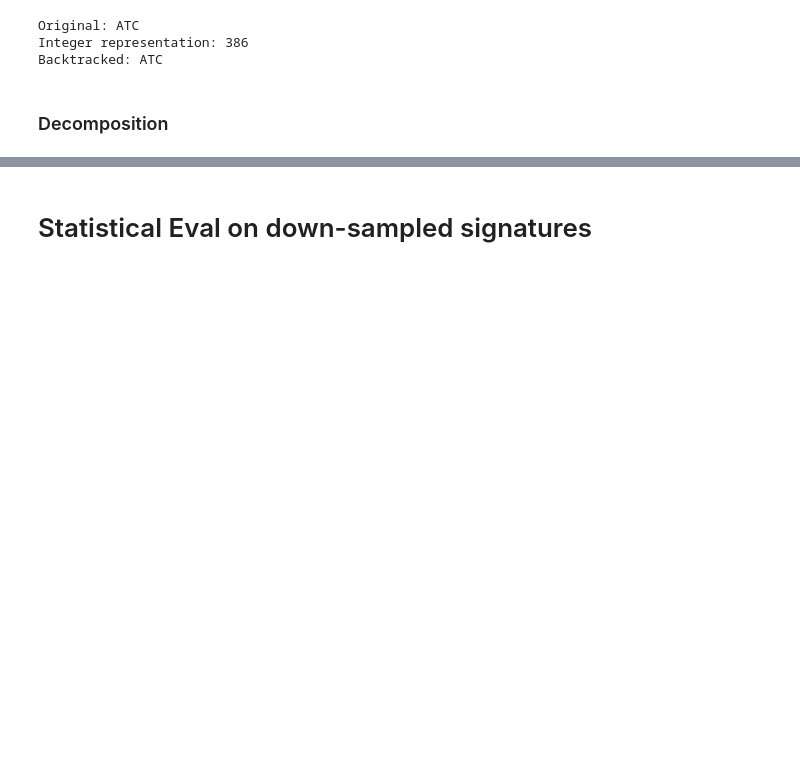
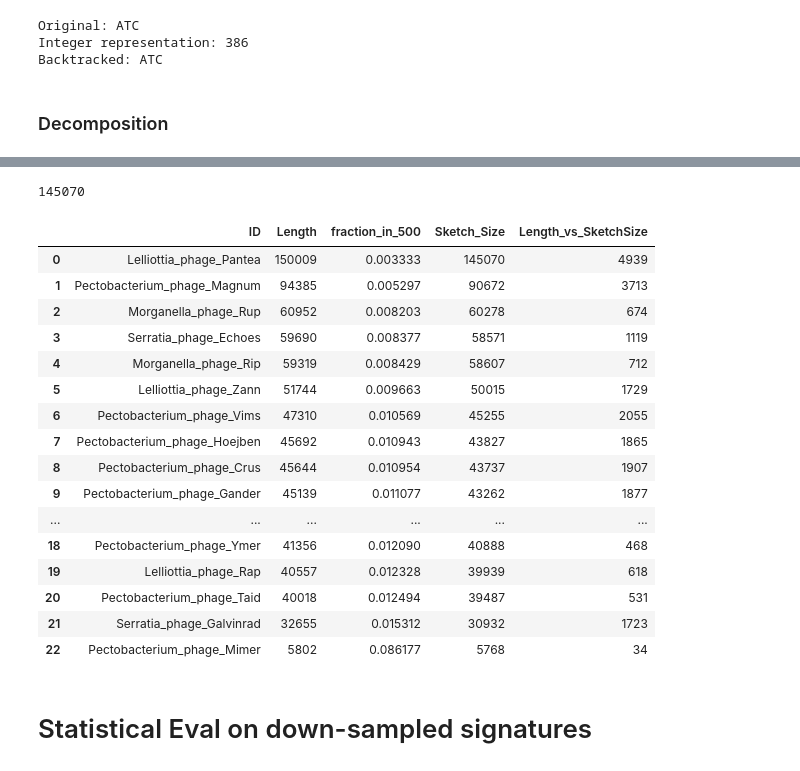
Before and after one commit to azzy72/PredictPhagePPI, a Jupyter notebook: notebooks/downsampling.ipynb, the cells around one changed output, grey strips where cells are left out. Drawn from its saved outputs; the diff is of its cells as text; code cells hidden in the pictures; blank space fills up the shorter version.

Commit message:
all phages for downsampling implemented

```diff
--- a/notebooks/downsampling.ipynb
+++ b/notebooks/downsampling.ipynb
@@ -322,0 +331,32 @@ prep for compare_sigs.py
+# %%
+from Bio import SeqIO
+import pandas as pd
+n = 500
+
+raw_data_path+"phagehost_KU/phage_cleaned.fasta"
+record_info_df2 = pd.DataFrame()
+
+records = list(SeqIO.parse(raw_data_path+"phagehost_KU/phage_cleaned.fasta", "fasta"))
+print(f"Total records in phage fasta data1: {len(records)}")
+
+record_info_df = pd.DataFrame({
+    "ID": [record.id for record in records],
+    "Length": [len(record.seq) for record in records]
+})
+
+# # add data2 records to the dataframe
+# records2 = list(SeqIO.parse(raw_data_path+"phagehost_KU/data2_phages.fasta", "fasta"))
+# print(f"Total records in phage fasta data2: {len(records2)}")
+
+# record_info_df2 = pd.DataFrame({
+#     "ID": [record.id for record in records2],
+#     "Length": [len(record.seq) for record in records2]
+# })
+
+combined_df = pd.concat([record_info_df, record_info_df2], ignore_index=True)
+combined_df[f"fraction_in_{n}"] = combined_df["Length"].apply(lambda x: n/x)
+
+# construct a count column with all
+
+combined_df = combined_df.sort_values(by="Length", ascending=False).reset_index(drop=True)
+display(combined_df)
@@ -323,3 +382,33 @@ prep for compare_sigs.py
+# %%
+from io_operations import load_minhash_sketches
+
+#phage_sketches = load_minhash_sketches(data_prod_path+"TEST_encoded_sketches/Phagemmh3_n500_k12/")
+phage_sketches = load_minhash_sketches(data_prod_path+"TEST_SM_sketches/TEST_PhageMinhash_n0_k12/")
+print(len(phage_sketches["Lelliottia_phage_Pantea"]))
+
+#append phage_sketches data to the dataframe
+combined_df["Sketch_Size"] = combined_df["ID"].apply(lambda x: len(phage_sketches[x]) if x in phage_sketches else None)
+combined_df["Length_vs_SketchSize"] = combined_df.apply(lambda row: row["Length"] - row["Sketch_Size"] if row["Sketch_Size"] is not None else None, axis=1)
+display(combined_df)
+# %% [output]
+145070
+|  | ID | Length | fraction_in_500 | Sketch_Size | Length_vs_SketchSize |
+| 0 | Lelliottia_phage_Pantea | 150009 | 0.003333 | 145070 | 4939 |
+| 1 | Pectobacterium_phage_Magnum | 94385 | 0.005297 | 90672 | 3713 |
+| 2 | Morganella_phage_Rup | 60952 | 0.008203 | 60278 | 674 |
+| 3 | Serratia_phage_Echoes | 59690 | 0.008377 | 58571 | 1119 |
+| 4 | Morganella_phage_Rip | 59319 | 0.008429 | 58607 | 712 |
+| 5 | Lelliottia_phage_Zann | 51744 | 0.009663 | 50015 | 1729 |
+| 6 | Pectobacterium_phage_Vims | 47310 | 0.010569 | 45255 | 2055 |
+| 7 | Pectobacterium_phage_Hoejben | 45692 | 0.010943 | 43827 | 1865 |
+| 8 | Pectobacterium_phage_Crus | 45644 | 0.010954 | 43737 | 1907 |
+| 9 | Pectobacterium_phage_Gander | 45139 | 0.011077 | 43262 | 1877 |
+| ... | ... | ... | ... | ... | ... |
+| 18 | Pectobacterium_phage_Ymer | 41356 | 0.012090 | 40888 | 468 |
+| 19 | Lelliottia_phage_Rap | 40557 | 0.012328 | 39939 | 618 |
+| 20 | Pectobacterium_phage_Taid | 40018 | 0.012494 | 39487 | 531 |
+| 21 | Serratia_phage_Galvinrad | 32655 | 0.015312 | 30932 | 1723 |
+| 22 | Pectobacterium_phage_Mimer | 5802 | 0.086177 | 5768 | 34 |
 # %% [markdown]
 # Statistical Eval on down-sampled signatures
 # %% [markdown]
```
Also changed, not shown: parts of 5 cells of this notebook, 5 other files.
